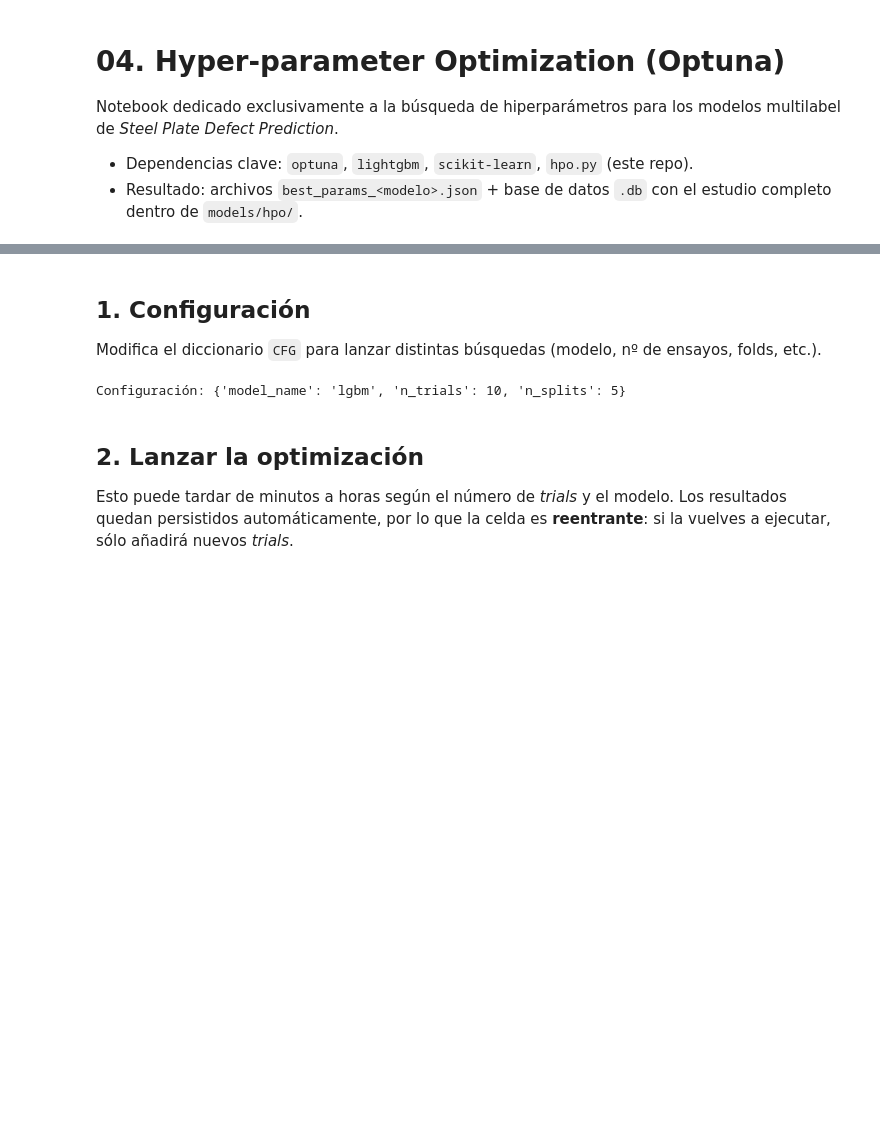
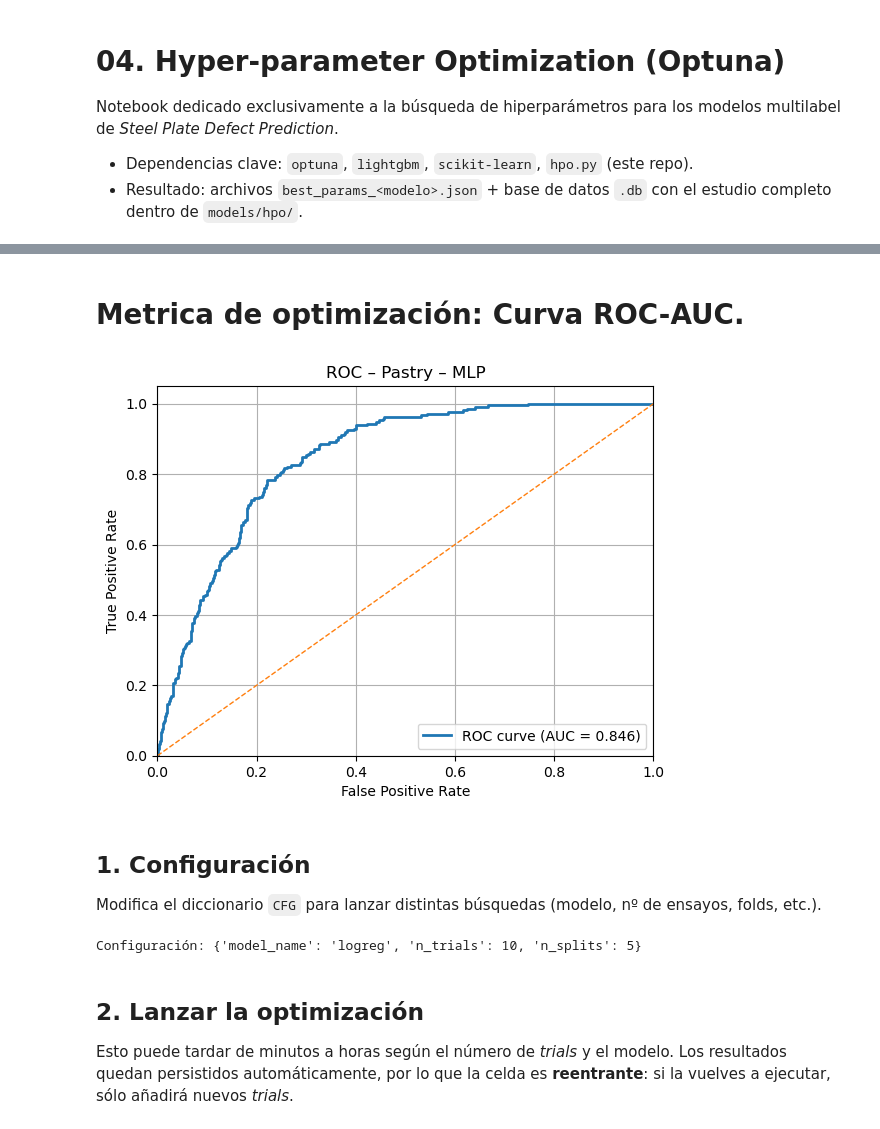
Before and after one commit to ignagp34/tfg_steel_plate_defects_v1, a Jupyter notebook: notebooks/04_hyperparameter_optimization.ipynb, the cells around one changed output, grey strips where cells are left out. Saved outputs shown, nothing was run; the diff lists cells and outputs as text; code cells hidden in the pictures; blank space fills up the shorter version.

```diff
--- a/notebooks/04_hyperparameter_optimization.ipynb
+++ b/notebooks/04_hyperparameter_optimization.ipynb
@@ -27,3 +34,47 @@ from src.models.hpo import run_hpo, HPO_DIR
+# %% [markdown]
+
+# Metrica de optimización: Curva ROC-AUC.
+# %%
+# ----------------------------------------------------------------------
+MODEL_NAME = "mlp"      # "lgbm", "rf", "logreg", "mlp"
+LABEL_ID   = 0           # 0=Pastry, 1=Z_Scratch, …, 6=Other_Faults
+N_SPLITS   = 1           # entrenamos en todo el train salvo hold-out
+# ----------------------------------------------------------------------
+
+# 1. Carga y split básico ------------------------------------------------
+X, y = load_data()
+train_idx, test_idx = make_holdout_split(X, y)
+y_train, y_test = y[train_idx], y[test_idx]
+
+# 2. Preprocesado + modelo one-vs-rest para la etiqueta escogida ---------
+pos_weights = compute_pos_weights(y_train)
+preproc     = build_preprocessing_pipeline()
+
+# solo la etiqueta que nos interesa
+clf = build_estimator(MODEL_NAME, pos_weights)[LABEL_ID]
+
+# Ajuste
+X_train_p = preproc.fit_transform(X.iloc[train_idx])
+X_test_p  = preproc.transform(X.iloc[test_idx])
+clf.fit(X_train_p, y_train[:, LABEL_ID])
+
+# 3. Predicciones y curva ROC -------------------------------------------
+y_score = clf.predict_proba(X_test_p)[:, 1]
+fpr, tpr, _ = roc_curve(y_test[:, LABEL_ID], y_score)
+roc_auc = auc(fpr, tpr)
+
+# 4. Plot ---------------------------------------------------------------
+plt.figure()
+plt.plot(fpr, tpr, lw=2, label=f"ROC curve (AUC = {roc_auc:.3f})")
+plt.plot([0, 1], [0, 1], lw=1, linestyle="--")  # línea aleatoria
+plt.xlim([0.0, 1.0]); plt.ylim([0.0, 1.05])
+plt.xlabel("False Positive Rate"); plt.ylabel("True Positive Rate")
+plt.title(f"ROC – {TARGET_COLS[LABEL_ID]} – {MODEL_NAME.upper()}")
+plt.legend(loc="lower right")
+plt.grid(True)
+plt.show()
+# %% [output]
+[figure, added]
 # %%
 optuna.logging.set_verbosity(optuna.logging.WARNING)
 # %% [markdown]
@@ -32,13 +83,13 @@ Modifica el diccionario `CFG` para lanzar distintas búsquedas (modelo, nº de
 ensayos, folds, etc.).
 # %%
 CFG = {
-    "model_name": "lgbm",   # opciones: 'lgbm', 'rf', 'logreg'
+    "model_name": "logreg",   # opciones: 'lgbm', 'rf', 'logreg', 'mlp'
     "n_trials": 10,      # aumenta cuando tengas más tiempo/recursos
     "n_splits": 5,
 }
 print("Configuración:", CFG)
 # %% [output]
-Configuración: {'model_name': 'lgbm', 'n_trials': 10, 'n_splits': 5}
+Configuración: {'model_name': 'logreg', 'n_trials': 10, 'n_splits': 5}
 # %% [markdown]
 ## 2. Lanzar la optimización
 Esto puede tardar de minutos a horas según el número de *trials* y el modelo.
```
Also changed, not shown: parts of 7 cells of this notebook, 33 other files.
